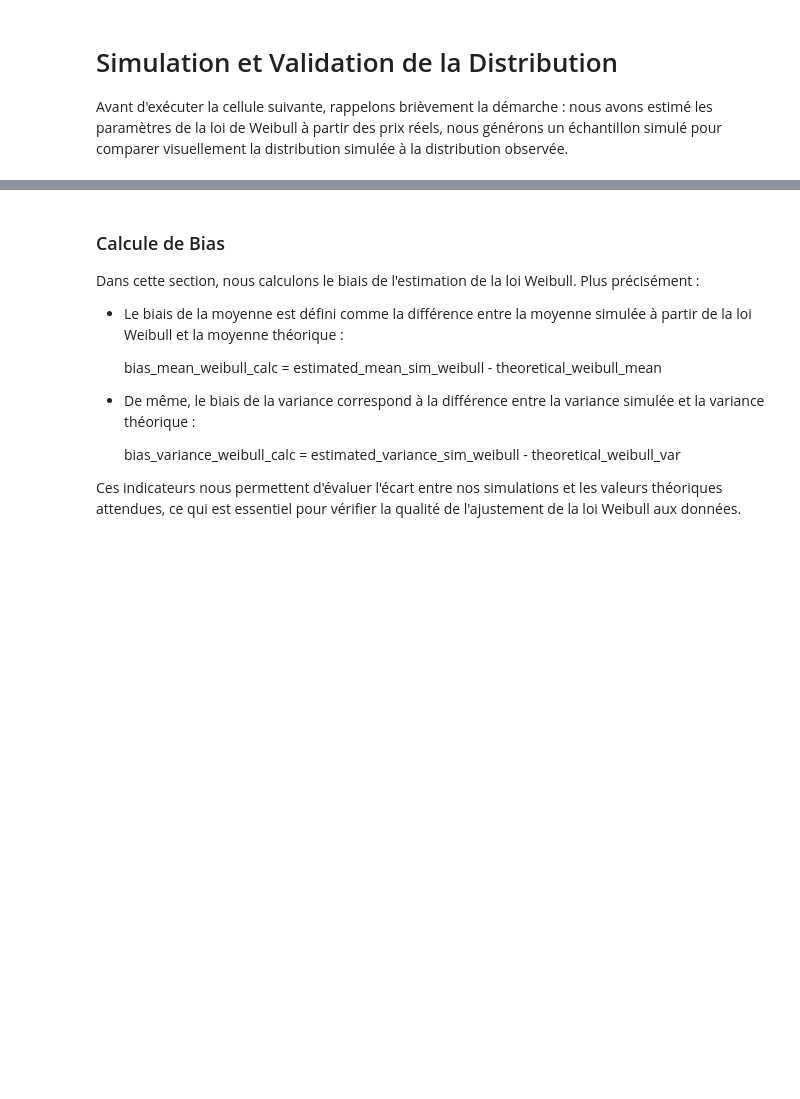
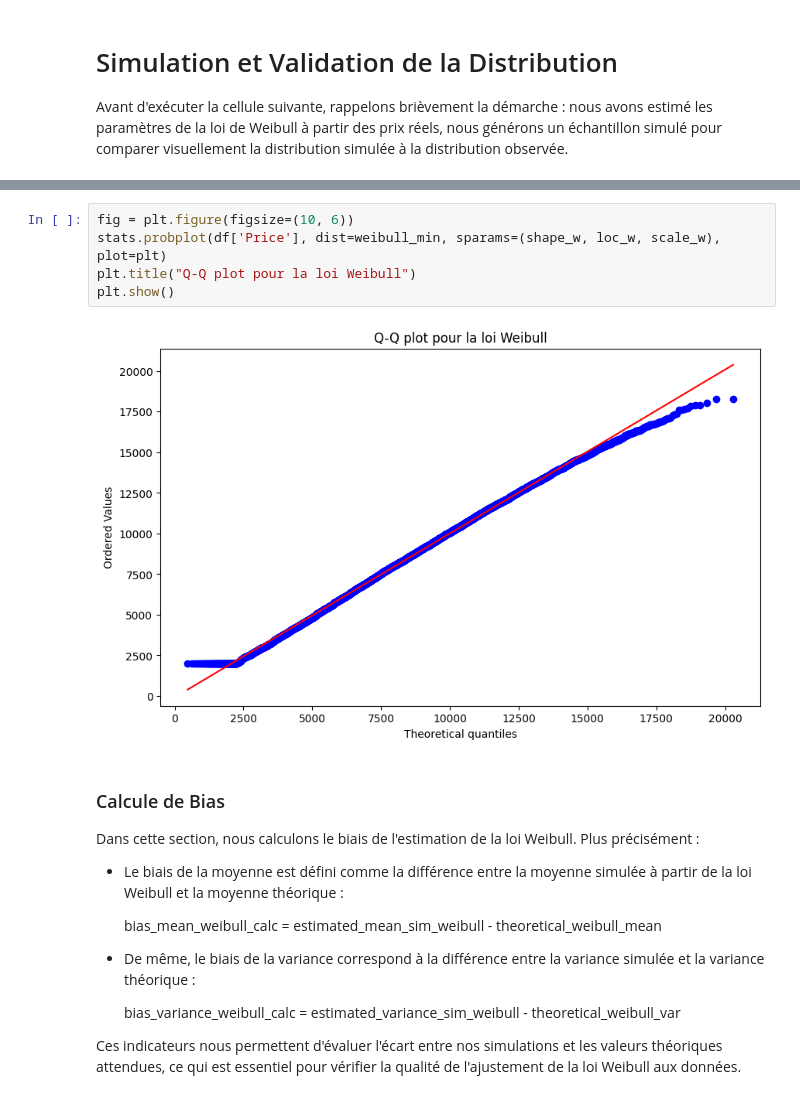
Before and after one commit to PyQuar/Estimation-avec-maximum-de-Vraisemblance, a Jupyter notebook: stat-inf-1.ipynb, the cells around one changed output, grey strips where cells are left out. Drawn from its saved outputs; the diff is of its cells as text; blank space fills up the shorter version.

```diff
--- a/stat-inf-1.ipynb
+++ b/stat-inf-1.ipynb
@@ -306,3 +289,10 @@ plt.show()
+# %%
+fig = plt.figure(figsize=(10, 6))
+stats.probplot(df['Price'], dist=weibull_min, sparams=(shape_w, loc_w, scale_w), plot=plt)
+plt.title("Q-Q plot pour la loi Weibull")
+plt.show()
+# %% [output]
+[figure, added]
 # %% [markdown]
 ### Calcule de Bias
 Dans cette section, nous calculons le biais de l'estimation de la loi Weibull. Plus précisément :
```
Also changed, not shown: parts of 5 cells of this notebook.
